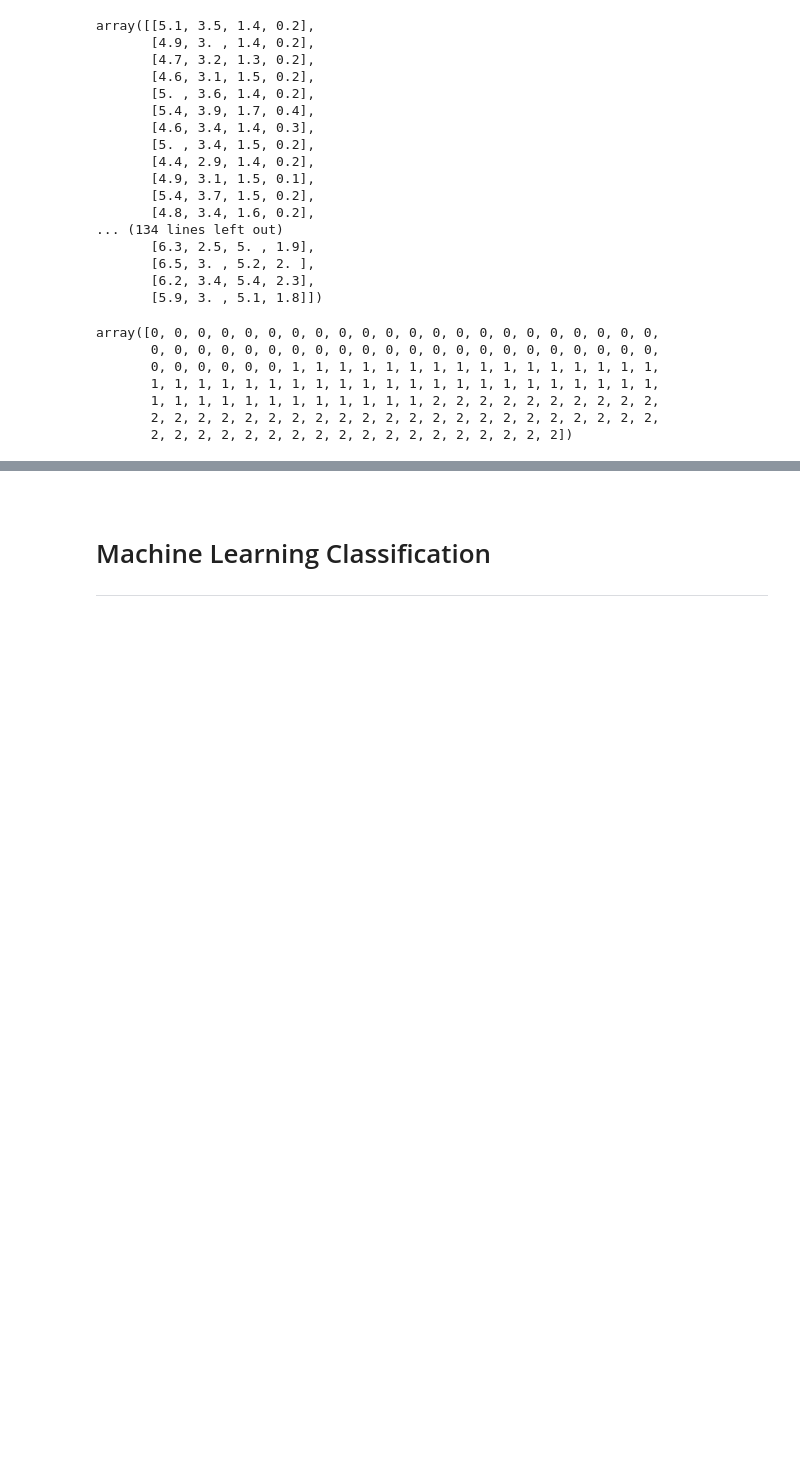
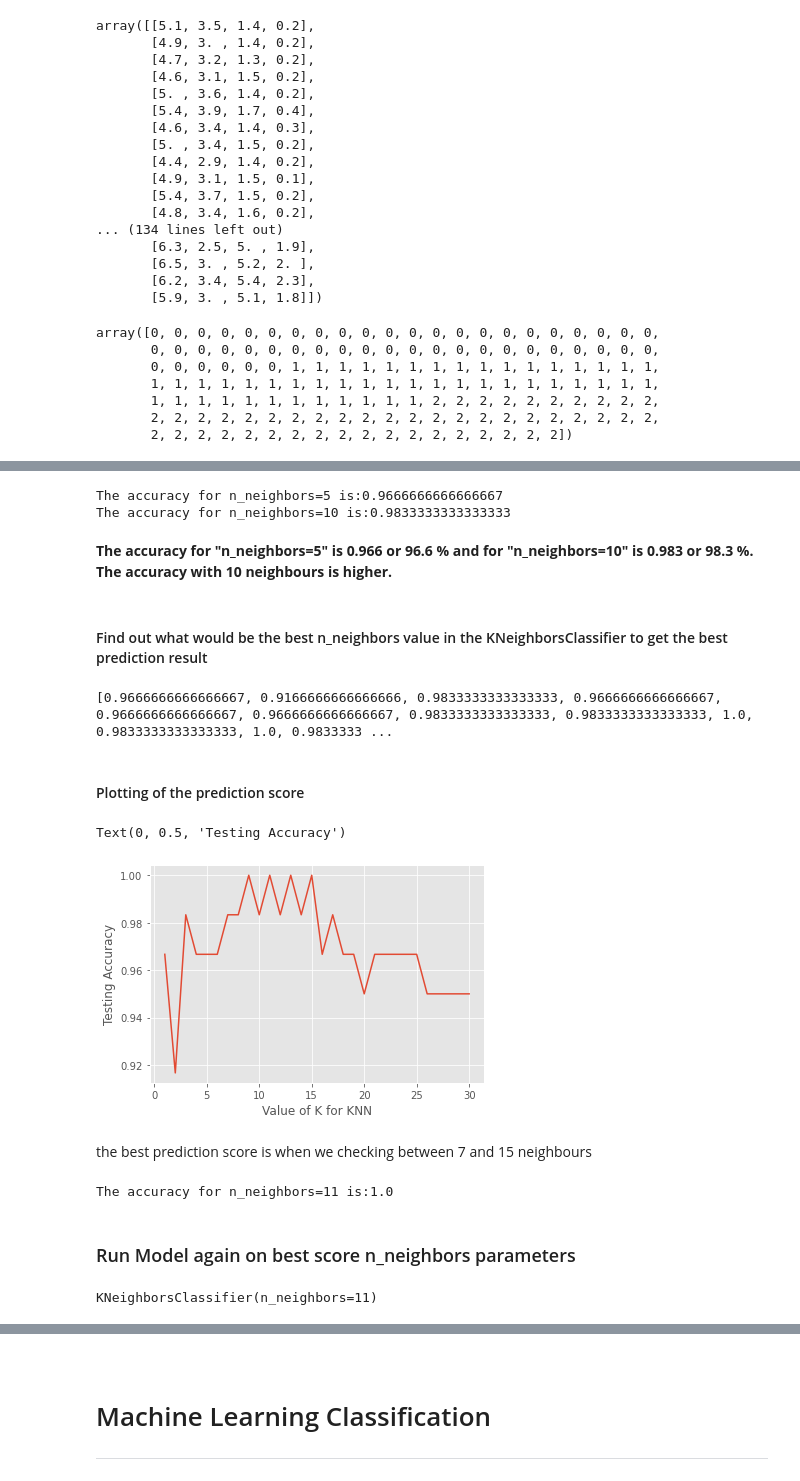
Before and after one commit to Silvio622/Machine-Learning-Scikit-Learn, a Jupyter notebook: scikit-learn.ipynb, the cells around one changed output, grey strips where cells are left out. Saved outputs shown, nothing was run; the diff lists cells and outputs as text; code cells hidden in the pictures; blank space fills up the shorter version.

```diff
--- a/scikit-learn.ipynb
+++ b/scikit-learn.ipynb
@@ -164,3 +145,6 @@ array([0, 0, 0, 0, 0, 0, 0, 0, 0, 0, 0, 0, 0, 0, 0, 0, 0, 0, 0, 0, 0, 0,
        1, 1, 1, 1, 1, 1, 1, 1, 1, 1, 1, 1, 2, 2, 2, 2, 2, 2, 2, 2, 2, 2,
        2, 2, 2, 2, 2, 2, 2, 2, 2, 2, 2, 2, 2, 2, 2, 2, 2, 2, 2, 2, 2, 2,
        2, 2, 2, 2, 2, 2, 2, 2, 2, 2, 2, 2, 2, 2, 2, 2, 2, 2])
+# %%
+# fit the model with data
+knn.fit(X, y)
@@ -166,0 +174,6 @@ array([0, 0, 0, 0, 0, 0, 0, 0, 0, 0, 0, 0, 0, 0, 0, 0, 0, 0, 0, 0, 0, 0,
+# %%
+#  split X and y into training and testing sets
+# test_size=0.4 means 40 % of the iris data set is for testing and 60% for training
+# random_state (4) means that whenever you run the code multiple times (4 times) it will split the same indexes of data
+# into training and test set.
+X_train, X_test, y_train, y_test = train_test_split(X, y, test_size=0.4, random_state=4)
@@ -166,0 +191,65 @@ array([0, 0, 0, 0, 0, 0, 0, 0, 0, 0, 0, 0, 0, 0, 0, 0, 0, 0, 0, 0, 0, 0,
+# %%
+# check the accuracy of the model when checking different surrounding neighbours
+knn = KNeighborsClassifier(n_neighbors=5)
+knn.fit(X_train, y_train)
+y_pred = knn.predict(X_test)
+accuracy = metrics.accuracy_score(y_test, y_pred)
+print("The accuracy for n_neighbors=5 is:" + str(accuracy))
+
+knn = KNeighborsClassifier(n_neighbors=10)
+knn.fit(X_train, y_train)
+y_pred = knn.predict(X_test)
+accuracy = metrics.accuracy_score(y_test, y_pred)
+print("The accuracy for n_neighbors=10 is:" + str(accuracy))
+# %% [output]
+The accuracy for n_neighbors=5 is:0.9666666666666667
+The accuracy for n_neighbors=10 is:0.9833333333333333
+# %% [markdown]
+<b>The accuracy for "n_neighbors=5" is 0.966 or 96.6 % and for "n_neighbors=10" is 0.983 or 98.3 %. The accuracy with 10 neighbours is higher.
+# %% [markdown]
+#### Find out what would be the best n_neighbors value in the KNeighborsClassifier to get the best prediction result
+# %%
+# loop through different n_neighbors values
+# try K=1 through K=30 and record testing accuracy
+k_range = list(range(1, 31))
+scores = []
+for k in k_range:
+    knn = KNeighborsClassifier(n_neighbors=k)
+    knn.fit(X_train, y_train)
+    y_pred = knn.predict(X_test)
+    scores.append(metrics.accuracy_score(y_test, y_pred))
+print(scores)
+# %% [output]
+[0.9666666666666667, 0.9166666666666666, 0.9833333333333333, 0.9666666666666667, 0.9666666666666667, 0.9666666666666667, 0.9833333333333333, 0.9833333333333333, 1.0, 0.9833333333333333, 1.0, 0.9833333 ...
+# %% [markdown]
+#### Plotting of the prediction score
+# %%
+# plot the relationship between K and testing accuracy
+%matplotlib inline
+plt.plot(k_range, scores)
+plt.xlabel('Value of K for KNN')
+plt.ylabel('Testing Accuracy')
+# %% [output]
+Text(0, 0.5, 'Testing Accuracy')
+[figure, added]
+# %% [markdown]
+the best prediction score is when we checking between 7 and 15 neighbours
+# %%
+# checking this time for 11 neighbours
+knn = KNeighborsClassifier(n_neighbors=11)
+knn.fit(X_train, y_train)
+y_pred = knn.predict(X_test)
+accuracy = metrics.accuracy_score(y_test, y_pred)
+print("The accuracy for n_neighbors=11 is:" + str(accuracy))
+# %% [output]
+The accuracy for n_neighbors=11 is:1.0
+# %% [markdown]
+### Run Model again on best score n_neighbors parameters
+# %%
+# instantiate the model with the best known parameters for n_neighbors
+knn = KNeighborsClassifier(n_neighbors=11)
+# train the model with X and y (not X_train and y_train)
+knn_best=knn.fit(X, y)
+knn_best
+# %% [output]
+KNeighborsClassifier(n_neighbors=11)
```
Also changed, not shown: parts of 25 cells of this notebook, 2 other files.
